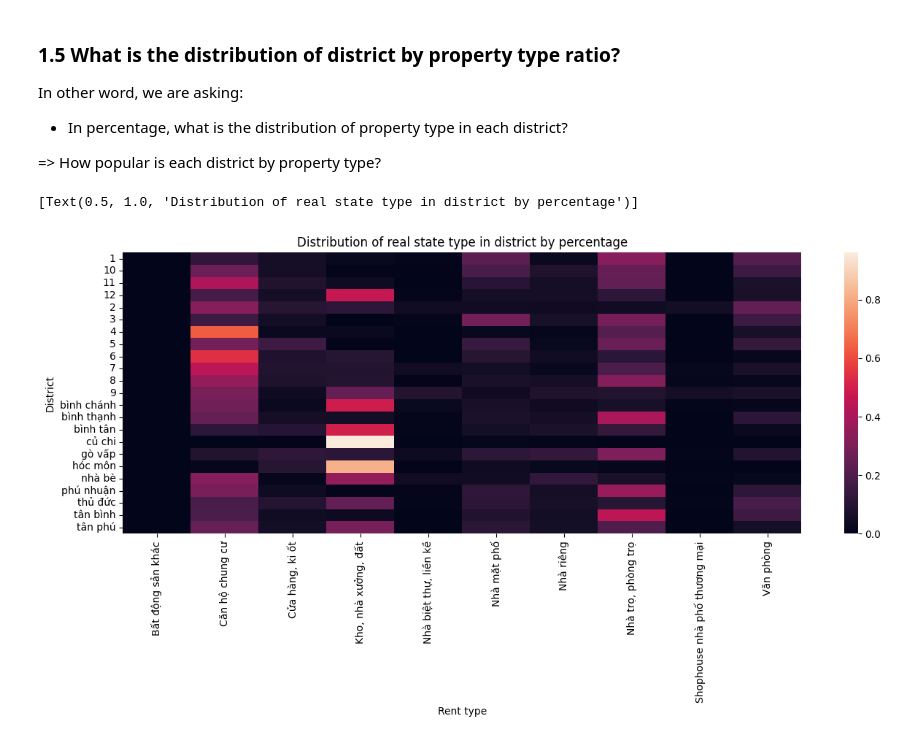
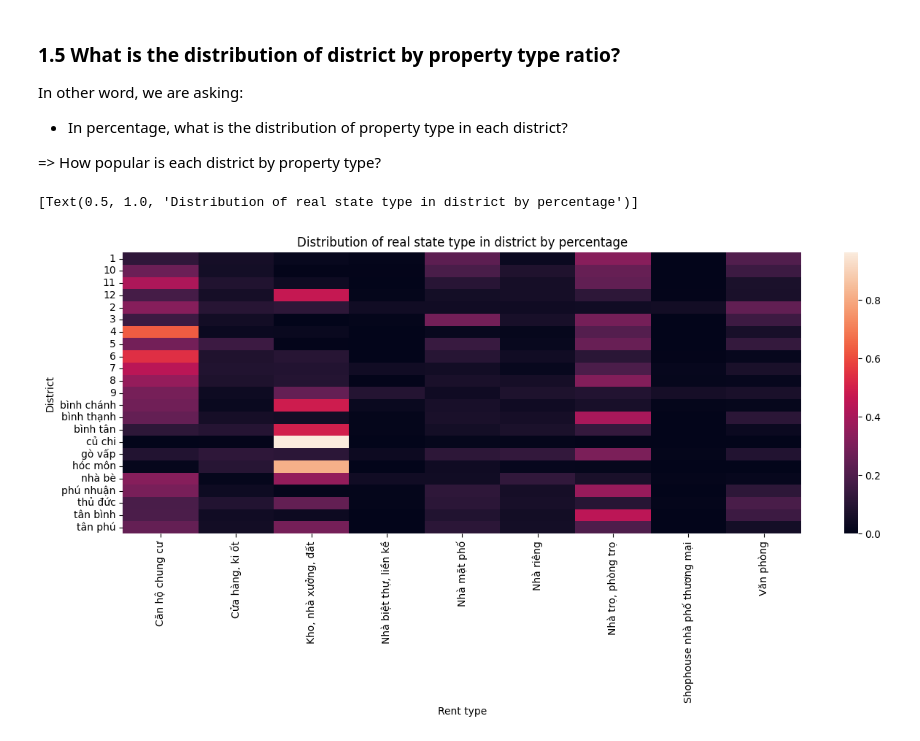
Before and after one commit to bonkh/I2DS_Final_Project, a Jupyter notebook: Asking_rent_data.ipynb, the cells around one changed output. Saved outputs shown, nothing was run; the diff lists cells and outputs as text; code cells hidden in the pictures.

```diff
--- a/Asking_rent_data.ipynb
+++ b/Asking_rent_data.ipynb
@@ -12,6 +21,7 @@ import seaborn as sns
 Let's see what we have in our data.
 # %%
 data = pd.read_csv('processed_rent_data.csv', index_col=0)
+data = data[data['Rent type'] != 'Bất động sản khác']
 data
 # %% [output]
 |  | Rent type | Post date | Area | Price | Bedrooms | Toilets | Furniture | Floors | District |
@@ -140,15 +150,15 @@ In other word, we are asking:
 
 => How popular is each district by property type?
 # %%
-# rent_district_count.set_index('District', inplace=True)
+rent_district_count.set_index('District', inplace=True)
 def get_ratio(x):
     return x/rent_district_count.loc[x.name].values
 rent_district_count_by_type_percentage = rent_district_count_by_type.apply(get_ratio, axis=1)
 
 plt.pyplot.figure(figsize=(15,5))
 sns.heatmap(rent_district_count_by_type_percentage).set(title='Distribution of real state type in district by percentage')
 # %% [output]
 [Text(0.5, 1.0, 'Distribution of real state type in district by percentage')]
-[figure, old version]
+[figure, new version]
 # %% [markdown]
 Let's go through the District one by one for better view of the situation in each:
```
Also changed, not shown: parts of 36 cells of this notebook, 2 other files.
